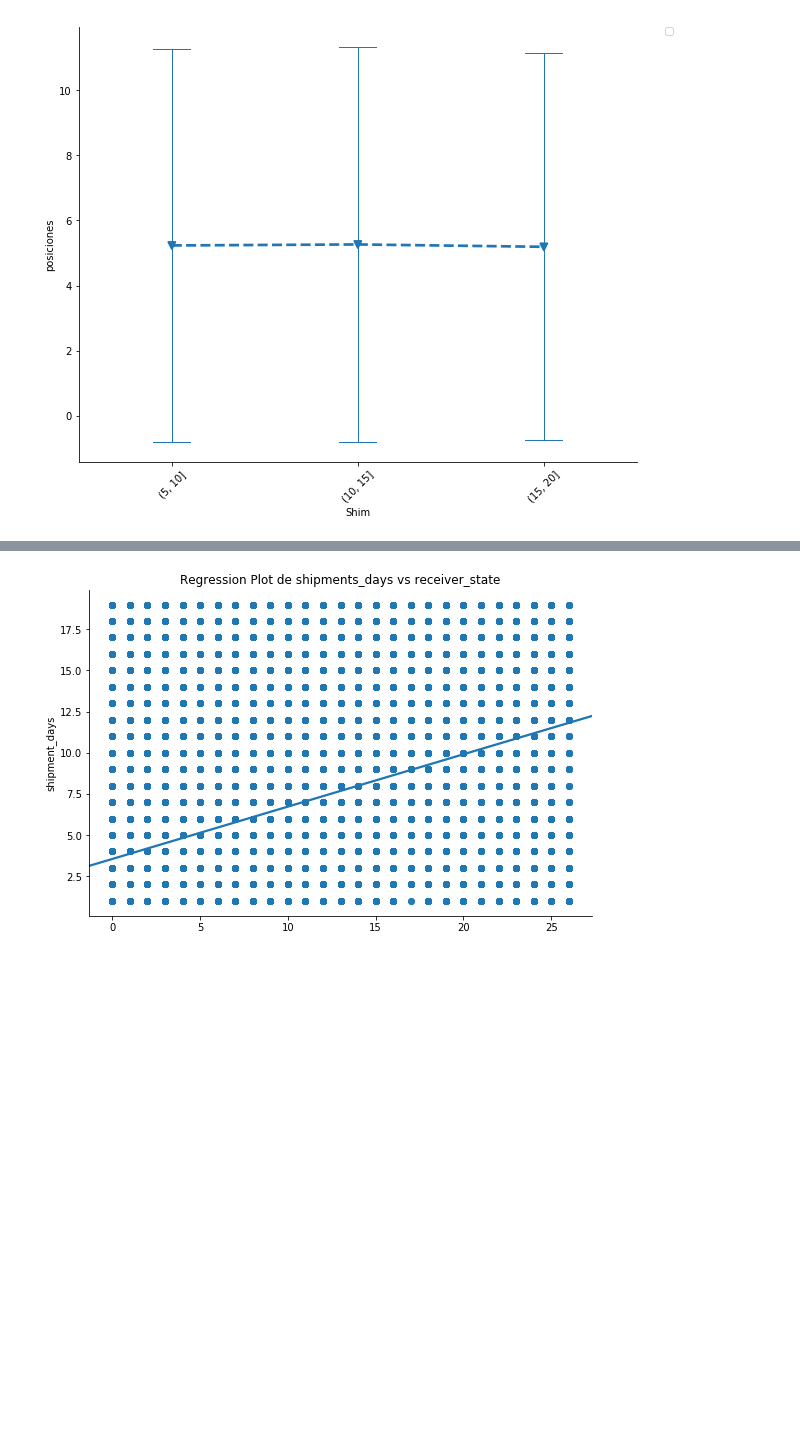
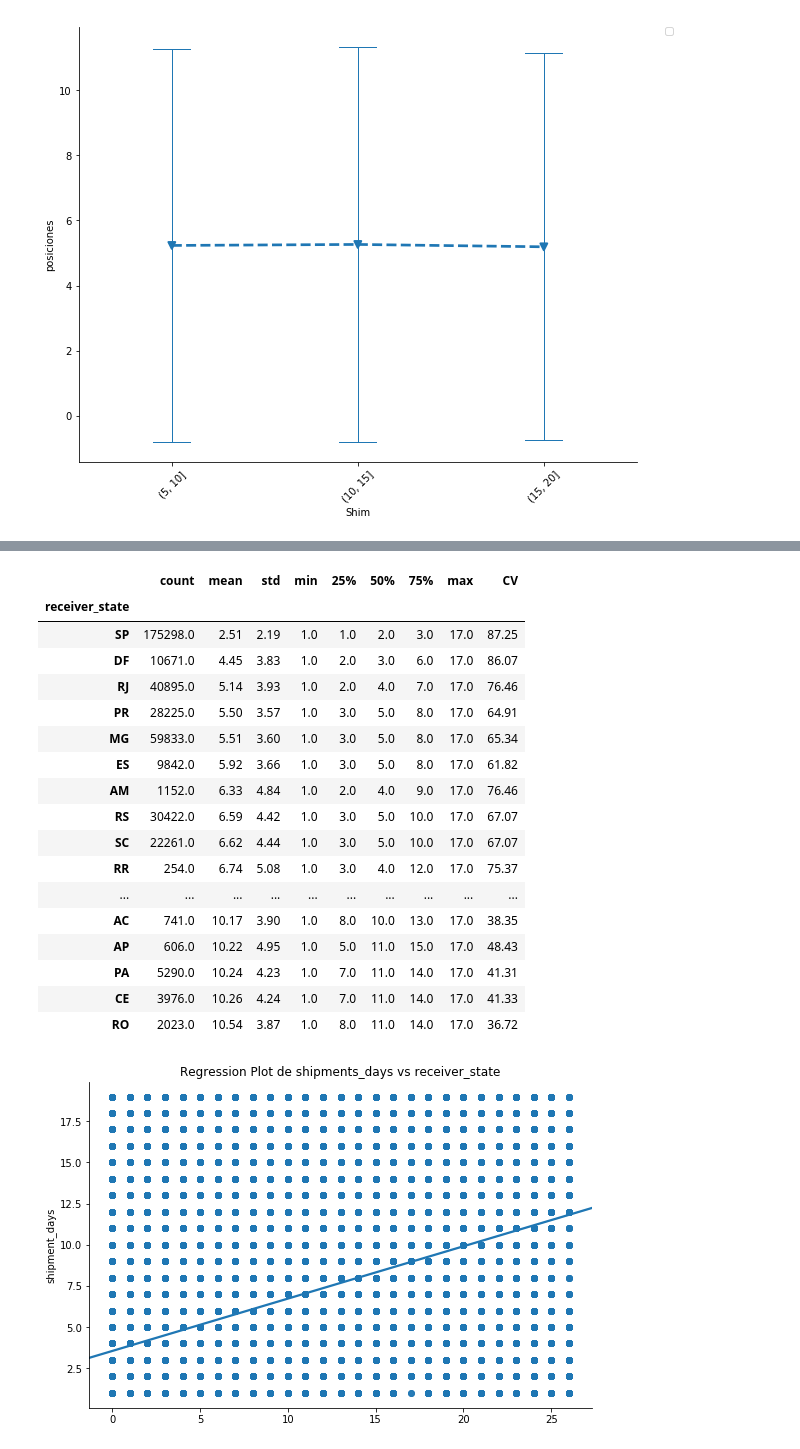
Before and after one commit to cnoeliachaves/diplodatos, a Jupyter notebook: 02_practico.ipynb, the cells around one changed output, grey strips where cells are left out. Saved outputs shown, nothing was run; the diff lists cells and outputs as text; code cells hidden in the pictures; blank space fills up the shorter version.

```diff
--- a/02_practico.ipynb
+++ b/02_practico.ipynb
@@ -507,3 +490,26 @@ No handles with labels found to put in legend.
+# %%
+descrip_state_st = dataset_clean.groupby('receiver_state')['shipment_days'].describe().round(2)
+descrip_state_st['CV'] = (descrip_state_st['std']/descrip_state_st['mean']*100).round(2)
+descrip_state_st.sort_values(by=['mean'])
+# %% [output]
+|  | count | mean | std | min | 25% | 50% | 75% | max | CV |
+| receiver_state |  |  |  |  |  |  |  |  |  |
+| SP | 175298.0 | 2.51 | 2.19 | 1.0 | 1.0 | 2.0 | 3.0 | 17.0 | 87.25 |
+| DF | 10671.0 | 4.45 | 3.83 | 1.0 | 2.0 | 3.0 | 6.0 | 17.0 | 86.07 |
+| RJ | 40895.0 | 5.14 | 3.93 | 1.0 | 2.0 | 4.0 | 7.0 | 17.0 | 76.46 |
+| PR | 28225.0 | 5.50 | 3.57 | 1.0 | 3.0 | 5.0 | 8.0 | 17.0 | 64.91 |
+| MG | 59833.0 | 5.51 | 3.60 | 1.0 | 3.0 | 5.0 | 8.0 | 17.0 | 65.34 |
+| ES | 9842.0 | 5.92 | 3.66 | 1.0 | 3.0 | 5.0 | 8.0 | 17.0 | 61.82 |
+| AM | 1152.0 | 6.33 | 4.84 | 1.0 | 2.0 | 4.0 | 9.0 | 17.0 | 76.46 |
+| RS | 30422.0 | 6.59 | 4.42 | 1.0 | 3.0 | 5.0 | 10.0 | 17.0 | 67.07 |
+| SC | 22261.0 | 6.62 | 4.44 | 1.0 | 3.0 | 5.0 | 10.0 | 17.0 | 67.07 |
+| RR | 254.0 | 6.74 | 5.08 | 1.0 | 3.0 | 4.0 | 12.0 | 17.0 | 75.37 |
+| ... | ... | ... | ... | ... | ... | ... | ... | ... | ... |
+| AC | 741.0 | 10.17 | 3.90 | 1.0 | 8.0 | 10.0 | 13.0 | 17.0 | 38.35 |
+| AP | 606.0 | 10.22 | 4.95 | 1.0 | 5.0 | 11.0 | 15.0 | 17.0 | 48.43 |
+| PA | 5290.0 | 10.24 | 4.23 | 1.0 | 7.0 | 11.0 | 14.0 | 17.0 | 41.31 |
+| CE | 3976.0 | 10.26 | 4.24 | 1.0 | 7.0 | 11.0 | 14.0 | 17.0 | 41.33 |
+| RO | 2023.0 | 10.54 | 3.87 | 1.0 | 8.0 | 11.0 | 14.0 | 17.0 | 36.72 |
 # %%
 # y=to_categorical(dataset_clean.shipment_days)
 ship_data = dataset_clean
```
Also changed, not shown: parts of 40 cells of this notebook.
